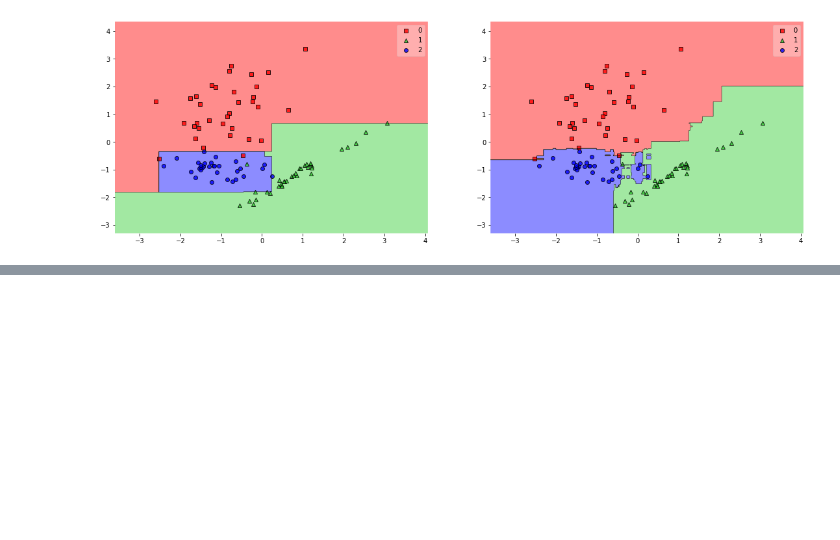
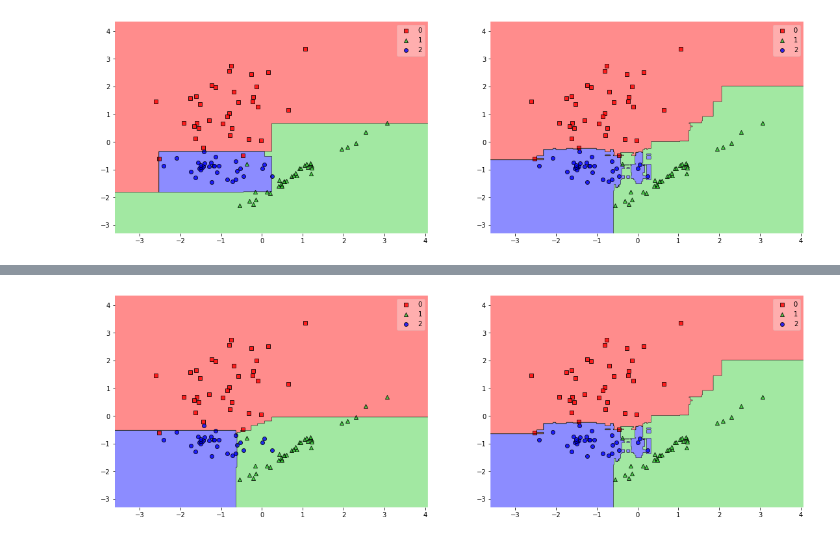
Before and after one commit to yuriy5139/MachineLearning, a Jupyter notebook: Ensembles and Boosting.ipynb, the cells around one changed output, grey strips where cells are left out. Cells and saved outputs as stored; diff of their text form; code cells hidden in the pictures; blank space fills up the shorter version.

```diff
--- a/Ensembles and Boosting.ipynb
+++ b/Ensembles and Boosting.ipynb
@@ -196,11 +192,9 @@ class RF_C_np:
             k = np.sort(np.random.choice(np.arange(self.X_train.shape[1]), size = math.ceil(math.sqrt(self.X_train.shape[1])), replace = False))
             if self.debug: print("building tree from features", k)
             tree = create_node_np(bag_x, bag_y, features = k, min_gain = self.min_gain, debug = self.debug)
-            accuracy = (np.where(np.array([DT(tree, x) for x in oob_x]) == oob_y)[0].shape[0])/oob_y.shape[0]
-            if accuracy > 0:
-                if self.debug: print(f"building tree {t}")
-                self.rf.append(tree)
-                t += 1
+            if self.debug: print(f"building tree {t}")
+            self.rf.append(tree)
+            t += 1
 
     def predict(self, X_test):
         Y_hat = []
@@ -430,0 +463,13 @@ plt.show()
+# %%
+fig, gs = plt.figure(figsize=(19, 6)), gridspec.GridSpec(1, 2)
+
+ax = []
+for i in range(2):
+    ax.append(fig.add_subplot(gs[i]))
+
+plot_decision_regions(X_train, Y_train, my_cls_sqrt, ax=ax[0], colors = 'red,limegreen,blue,gray,cyan')
+plot_decision_regions(X_train, Y_train, sk_RF_sqrt, ax=ax[1], colors = 'red,limegreen,blue,gray,cyan')
+
+plt.show()
+# %% [output]
+[figure, added]
```
Also changed, not shown: parts of 15 cells of this notebook.
